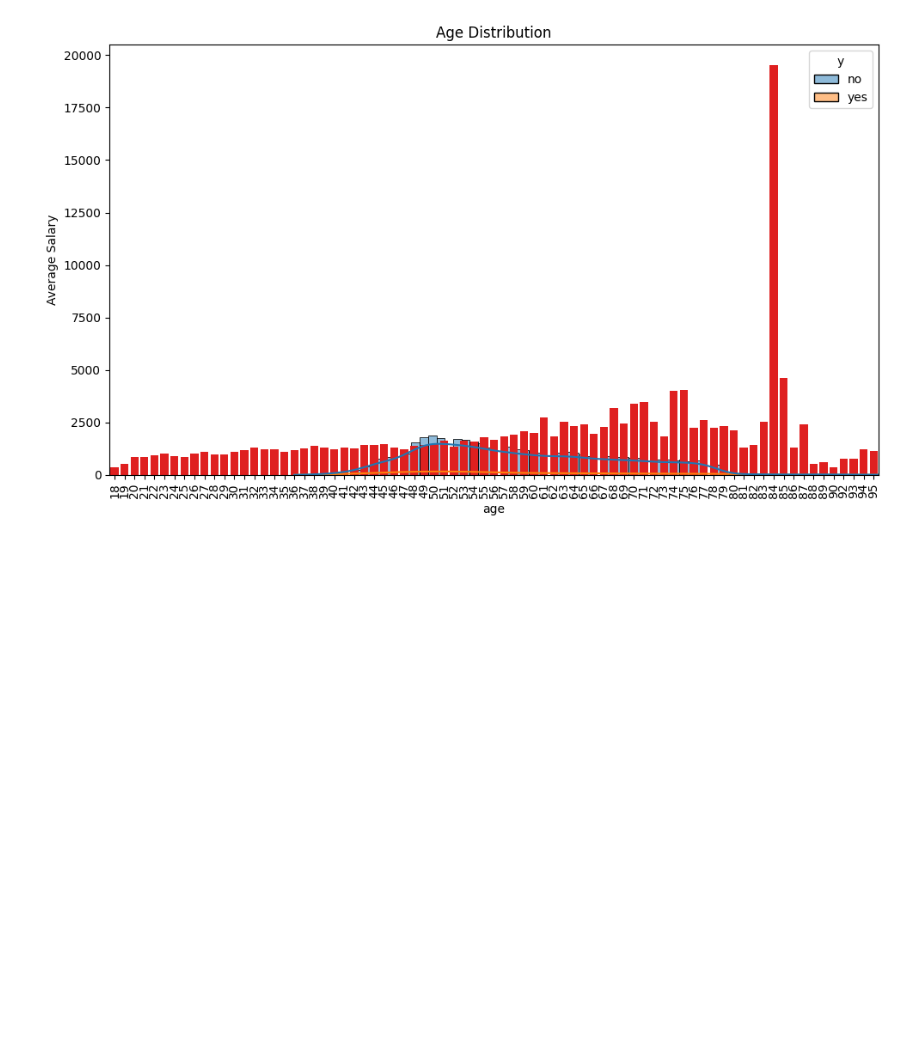
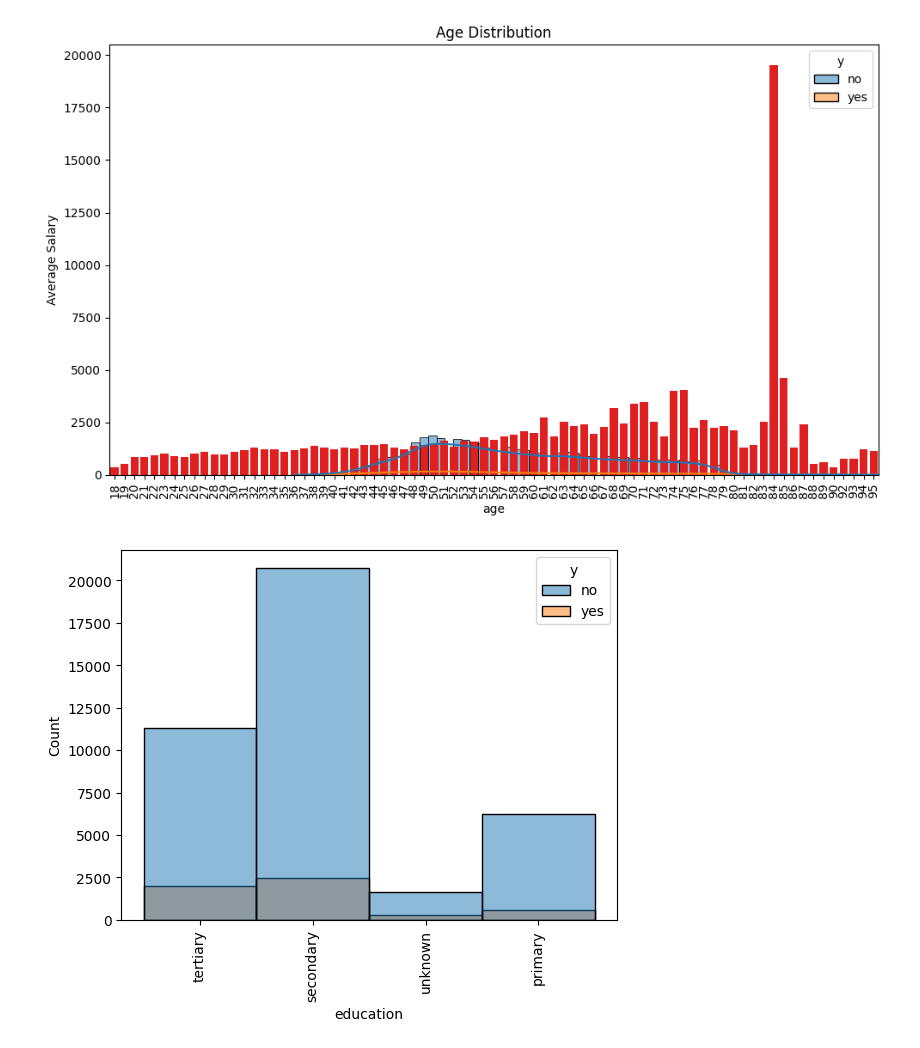
Before and after one commit to krsnathkr/PredictingBankTermDeposits, a Jupyter notebook: main.ipynb, the cells around one changed output. Drawn from its saved outputs; the diff is of its cells as text; code cells hidden in the pictures; blank space fills up the shorter version.

```diff
--- a/main.ipynb
+++ b/main.ipynb
@@ -119,3 +124,9 @@ plt.tight_layout()
 plt.show()
 # %% [output]
 [figure]
+# %%
+sns.histplot(data=bank, x='education', hue='y') #job distribution
+plt.xticks(rotation=90)
+plt.show()
+# %% [output]
+[figure, added]
```
Also changed, not shown: parts of 3 cells of this notebook.
